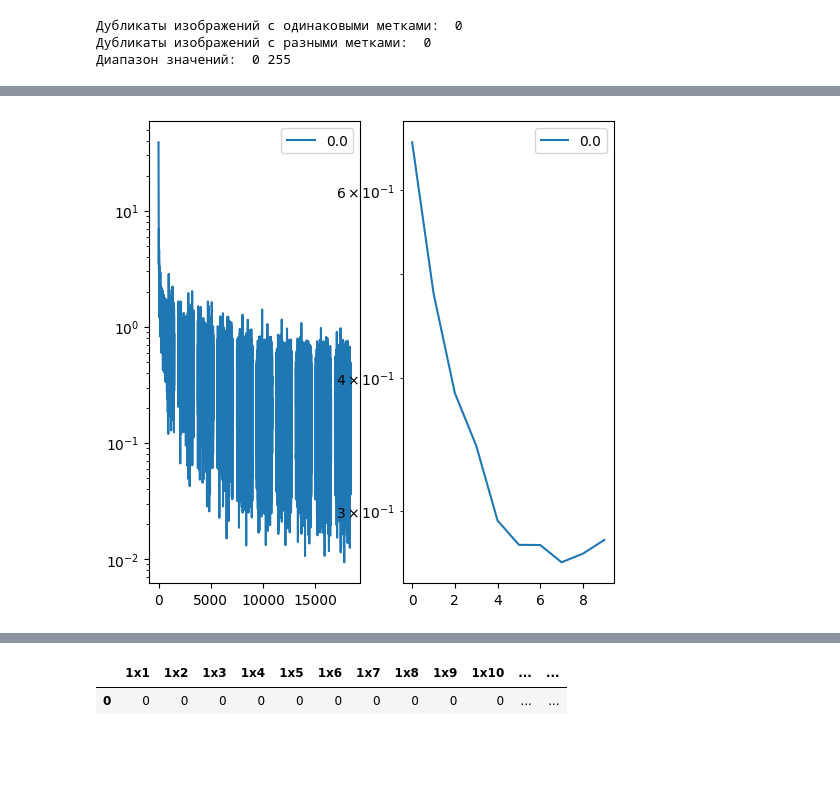
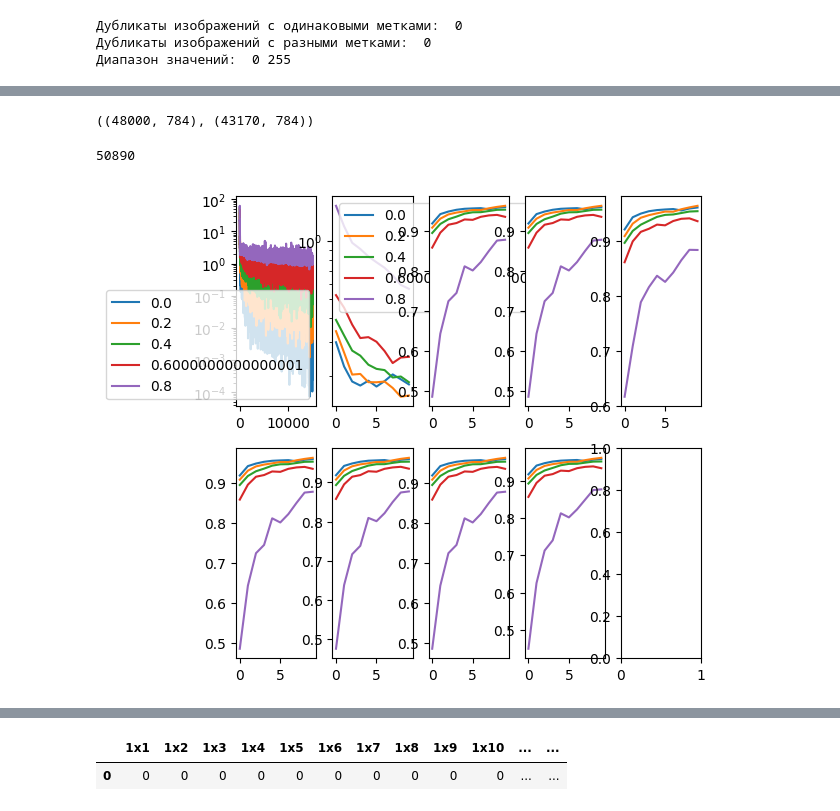
Before and after one commit to BorisVIkVik/MNIST_VALIDATION_LAB, a Jupyter notebook: Lab.ipynb, the cells around one changed output, grey strips where cells are left out. Saved outputs shown, nothing was run; the diff lists cells and outputs as text; code cells hidden in the pictures; blank space fills up the shorter version.

```diff
--- a/Lab.ipynb
+++ b/Lab.ipynb
@@ -303,10 +347,10 @@ plt.show()
 # %%
 
-for i, model_p in enumerate(models_with_different_p_balanced):
+for j, model_p in enumerate(models_with_different_p_balanced):
     metrics_test_labels = []
     for i in range(0, len(X_test), BATCH_SIZE):
         outputs = model_p(torch.Tensor(np.array(X_test[i:i+BATCH_SIZE], dtype=np.float32)))
         # print(outputs)
         metrics_test_labels += torch.argmax(outputs.detach(), dim=1)
-    print(f'metrivs for p = {i * 0.1}', metrics_cals(y_test, metrics_test_labels))
+    print(f'metrivs for p = {j * 0.2}', metrics_cals(y_test, metrics_test_labels))
 # %% [output]
@@ -317,0 +362,13 @@ metrivs for p = 998.4000000000001 {'accuracy': 0.1206, 'precision_micro': 0.1206
+# %%
+metrics_test_labels = []
+for i in range(0, len(X_test), BATCH_SIZE):
+    outputs = models_with_different_p_balanced[1](torch.Tensor(np.array(X_test[i:i+BATCH_SIZE], dtype=np.float32)))
+    # print(outputs)
+    metrics_test_labels += torch.argmax(outputs.detach(), dim=1)
+print(f'metrivs for p = {0.2}', metrics_cals(y_test, metrics_test_labels))
+
+cm = confusion_matrix(y_test, metrics_test_labels)
+
+disp = ConfusionMatrixDisplay(confusion_matrix=cm)
+disp.plot()
+plt.show()
@@ -318,50 +393,65 @@ metrivs for p = 998.4000000000001 {'accuracy': 0.1206, 'precision_micro': 0.1206
+# %%
+X_train.shape, X_resampled_un.shape
+# %% [output]
+((48000, 784), (43170, 784))
 # %%
 BATCH_SIZE = 32
 EPOCHS = 10
 test_label = []
 models_with_different_p = []
-fig, axes = plt.subplots(nrows=1, ncols=2, figsize=(6, 6))
-for p_val in range(0, 10, 10):
+fig, axes = plt.subplots(nrows=2, ncols=5, figsize=(6, 6))
+for p_val in range(0, 10, 2):
     model = NeuralNetwork(p_val * 0.1)
     opt = torch.optim.Adam(model.parameters(), lr=3e-4)
     loss_func = nn.CrossEntropyLoss()
     losses = []
-
+    save_metrics = []
     test_loss = []
     for j in range(EPOCHS):
         test_label = []
         labels = []
-        for i in range(0, len(X), BATCH_SIZE):
+        model.train()
+        for i in range(0, len(X_train), BATCH_SIZE):
             outputs = model(torch.Tensor(np.array(X_train[i:i+BATCH_SIZE], dtype=np.float32)))
             # print(outputs)
             labels += torch.argmax(outputs.detach(), dim=1)
             loss = loss_func(outputs, torch.tensor(np.array(y_train[i:i+BATCH_SIZE]), dtype=torch.long))
             loss.backward()
             opt.step()
             model.zero_grad()
             losses.append(loss.item())
         save_loss_test = []
-        for i in range(0, len(X_test), BATCH_SIZE):
-            outputs = model(torch.Tensor(np.array(X_test[i:i+BATCH_SIZE], dtype=np.float32)))
-            # print(outputs)
-            test_label += torch.argmax(outputs.detach(), dim=1)
-            loss = loss_func(outputs, torch.tensor(np.array(y_test[i:i+BATCH_SIZE]), dtype=torch.long))
-            save_loss_test.append(loss.item())
-        test_loss.append(torch.tensor(save_loss_test).mean())
+        model.eval()
+        with torch.no_grad():
+            for i in range(0, len(X_test), BATCH_SIZE):
+                outputs = model(torch.Tensor(np.array(X_test[i:i+BATCH_SIZE], dtype=np.float32)))
+                # print(outputs)
+                test_label += torch.argmax(outputs.detach(), dim=1)
+                loss = loss_func(outputs, torch.tensor(np.array(y_test[i:i+BATCH_SIZE]), dtype=torch.long))
+                save_loss_test.append(loss.item())
+            test_loss.append(torch.tensor(save_loss_test).mean())
+            save_metrics.append(metrics_cals(y_test, test_label))
+    save_metrics = np.array(save_metrics)
+    # print(save_metrics)
+    for metrics_plot in range(2, 9):
+        # print(metrics_plot, metrics_plot//5, metrics_plot % 5)
+        axes[metrics_plot//5][metrics_plot % 5].plot(save_metrics[:, metrics_plot - 2])
     models_with_different_p.append(model)
 
 
-    axes[0].plot(losses, label=f'{p_val * 0.1}')
-    axes[1].plot(test_loss, label=f'{p_val * 0.1}')
+    axes[0][0].plot(losses, label=f'{p_val * 0.1}')
+    axes[0][1].plot(test_loss, label=f'{p_val * 0.1}')
 
-axes[0].legend()
+axes[0][0].legend()
 # axes[0].set_ylim(0, 4)
-axes[1].legend()
-axes[0].set_yscale('log')
-axes[1].set_yscale('log')
+axes[0][1].legend()
+axes[0][0].set_yscale('log')
+axes[0][1].set_yscale('log')
 # plt.yscale('log')
 # # plt.loglog()
 # plt.ylim(0, 3)
+print(sum(p.numel() for p in model.parameters()))
 plt.show()
 # %% [output]
+50890
-[figure, old version]
+[figure, new version]
```
Also changed, not shown: parts of 19 cells of this notebook.
